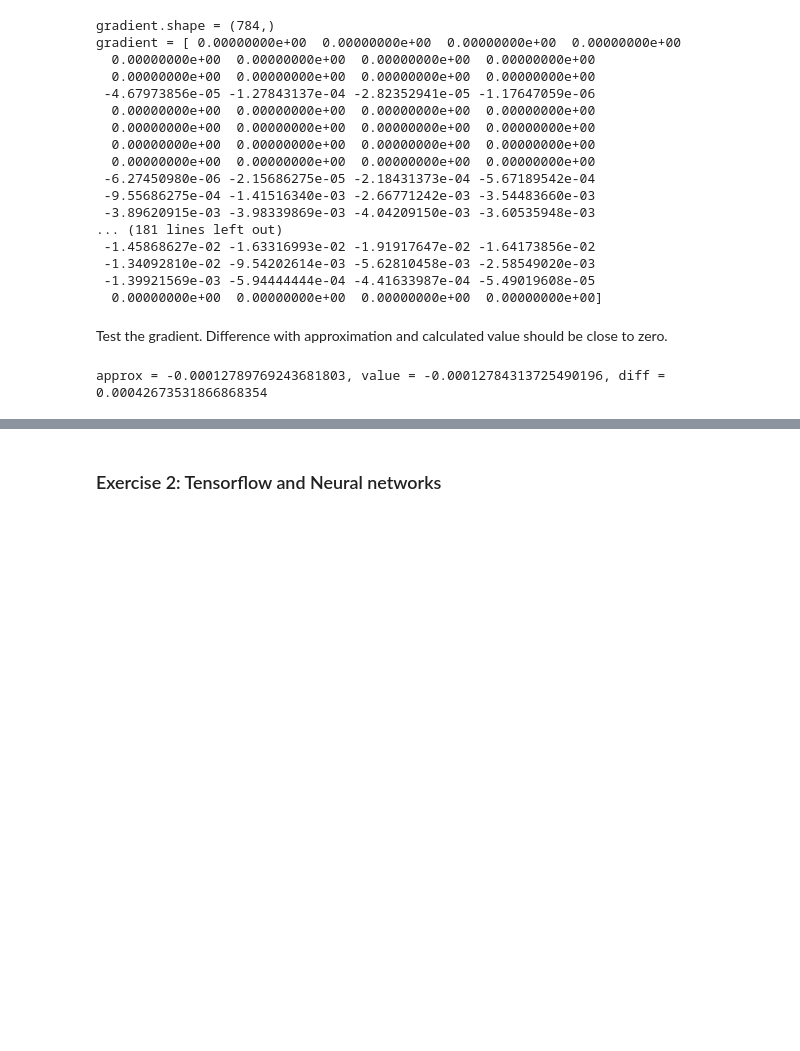
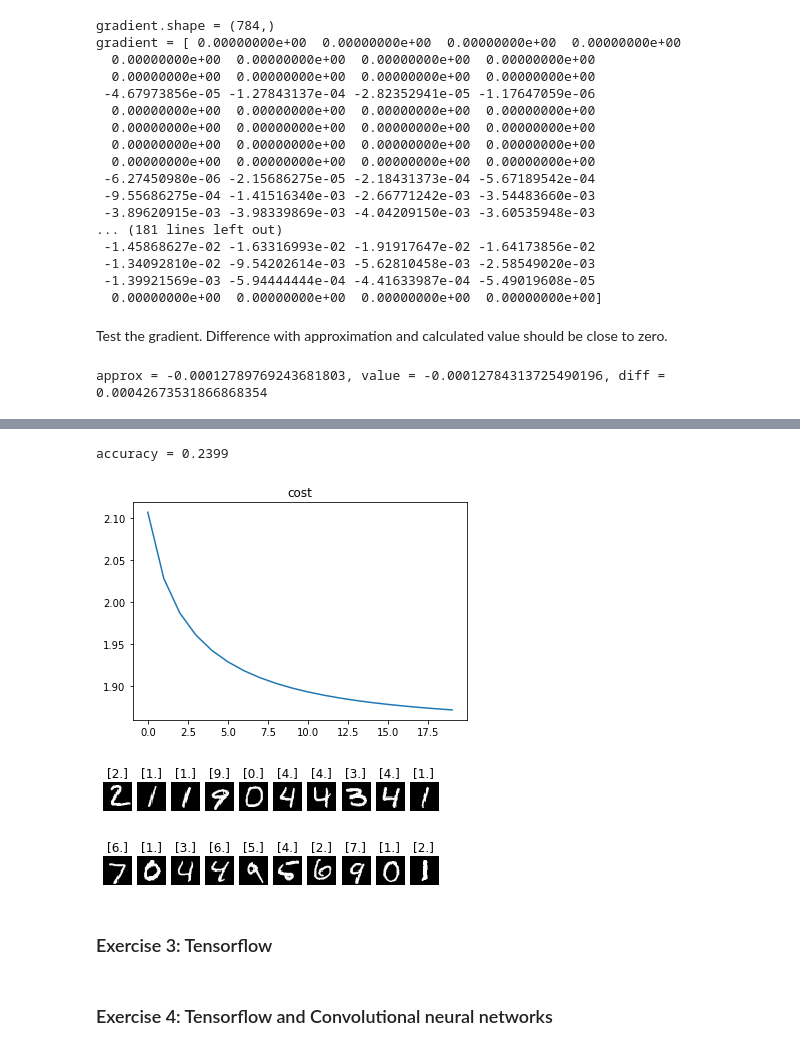
Before and after one commit to jarski/LetsMakeMLBoringAgain, a Jupyter notebook: notebooks/Make ML boring again.ipynb, the cells around one changed output, grey strips where cells are left out. Cells and saved outputs as stored; diff of their text form; code cells hidden in the pictures; blank space fills up the shorter version.

Commit message:
Finished exercise 2

```diff
--- a/notebooks/Make ML boring again.ipynb
+++ b/notebooks/Make ML boring again.ipynb
@@ -180,0 +183,10 @@ plt.plot(cost_history);
+# %%
+plt.title("cost")
+plt.plot(cost_history);
+
+predictions_test = np.round(np.dot(x_test, theta));
+accuracy = np.sum(predictions_test == y_test)/y_test.shape[0];
+print(f"accuracy = {accuracy}")
+# %% [output]
+accuracy = 0.2399
+[figure, added]
@@ -181,3 +202,15 @@ plt.plot(cost_history);
+# %%
+correct_predictions = np.argwhere(predictions_test == y_test)
+drawNFirst(correct_predictions, 10)
+# %% [output]
+[figure, added]
+# %%
+wrong_predictions = np.argwhere(predictions_test != y_test)
+drawNFirst(wrong_predictions, 10)
+# %% [output]
+[figure, added]
+# %% [markdown]
+### Exercise 3: Tensorflow
 # %% [markdown]
-### Exercise 2: Tensorflow and Neural networks
+### Exercise 4: Tensorflow and Convolutional neural networks
 # %%
```
Also changed, not shown: parts of 8 cells of this notebook.
